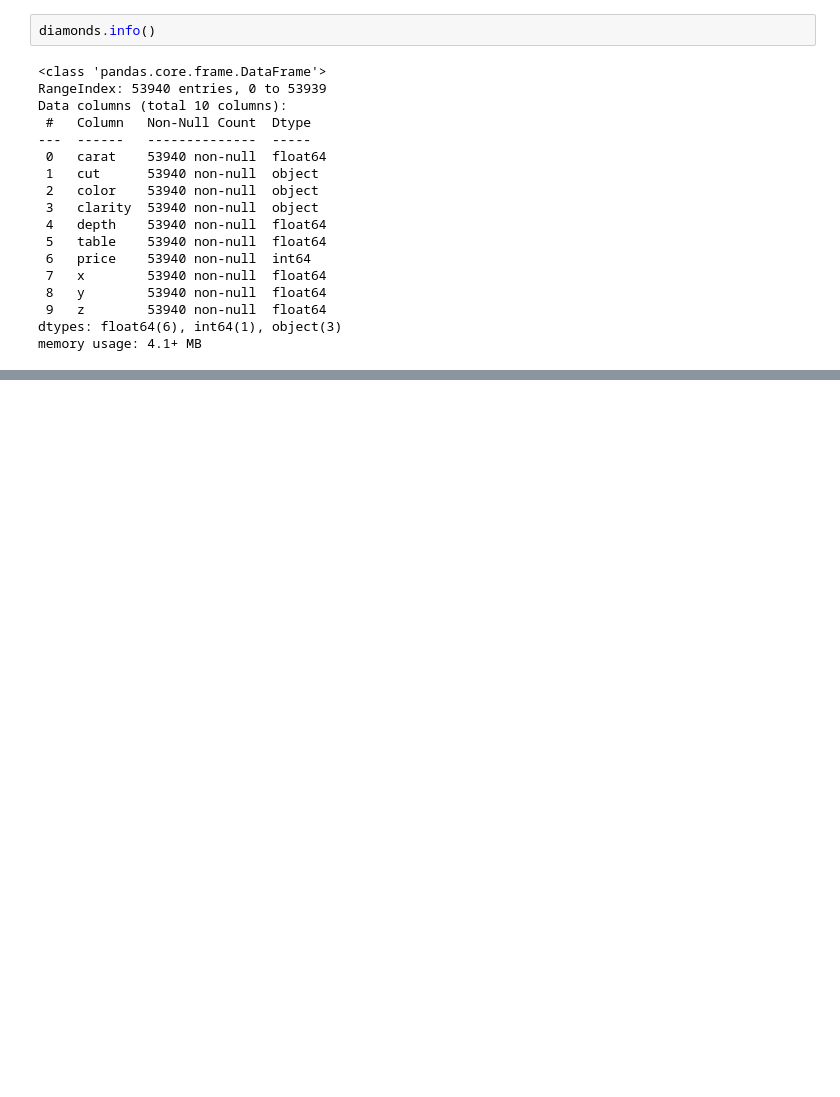
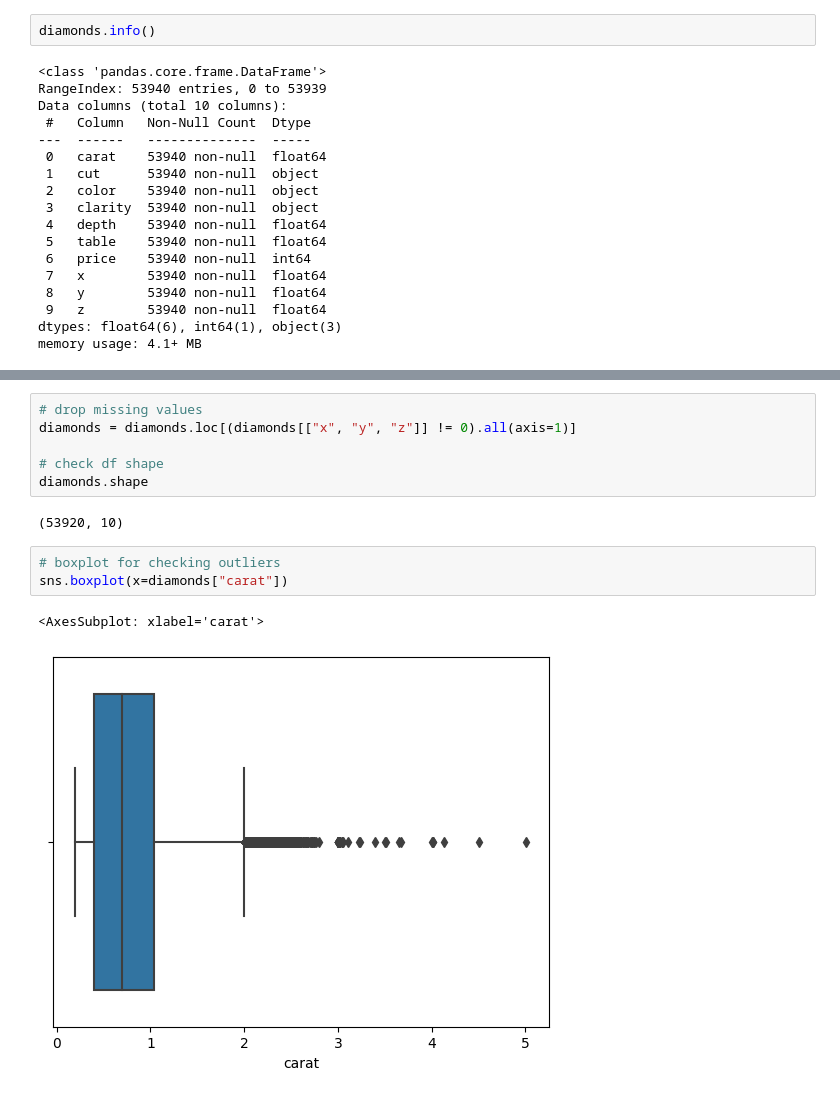
Before and after one commit to rubyw177/diamond-price-predictive, a Jupyter notebook: diamond_predictive.ipynb, the cells around one changed output, grey strips where cells are left out. Drawn from its saved outputs; the diff is of its cells as text; blank space fills up the shorter version.

```diff
--- a/diamond_predictive.ipynb
+++ b/diamond_predictive.ipynb
@@ -45,0 +86,14 @@ memory usage: 4.1+ MB
+# %%
+# drop missing values
+diamonds = diamonds.loc[(diamonds[["x", "y", "z"]] != 0).all(axis=1)]
+
+# check df shape
+diamonds.shape
+# %% [output]
+(53920, 10)
+# %%
+# boxplot for checking outliers
+sns.boxplot(x=diamonds["carat"])
+# %% [output]
+<AxesSubplot: xlabel='carat'>
+[figure, added]
```
Also changed, not shown: parts of 6 cells of this notebook.
